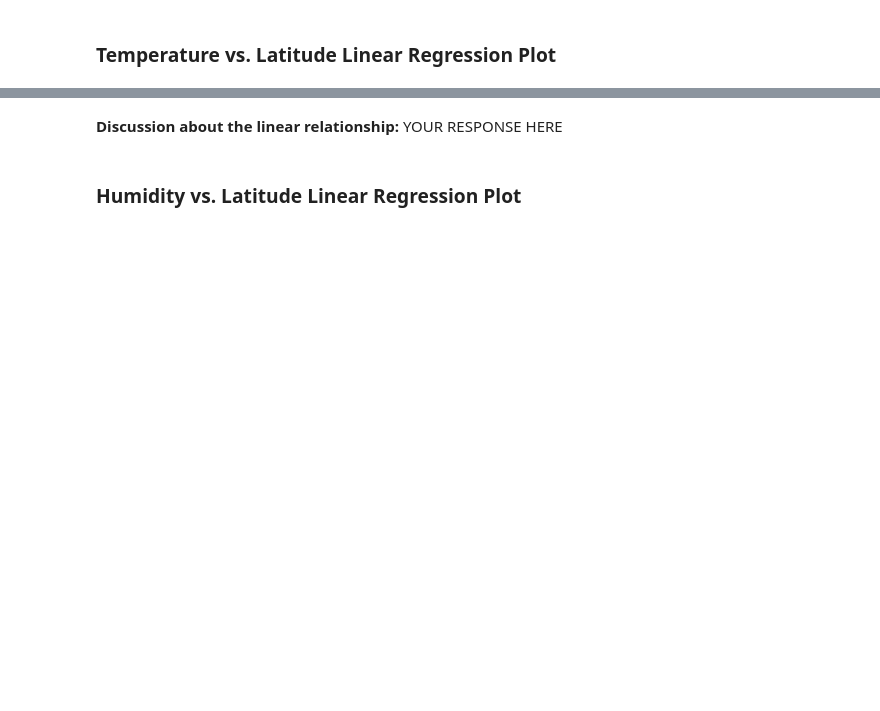
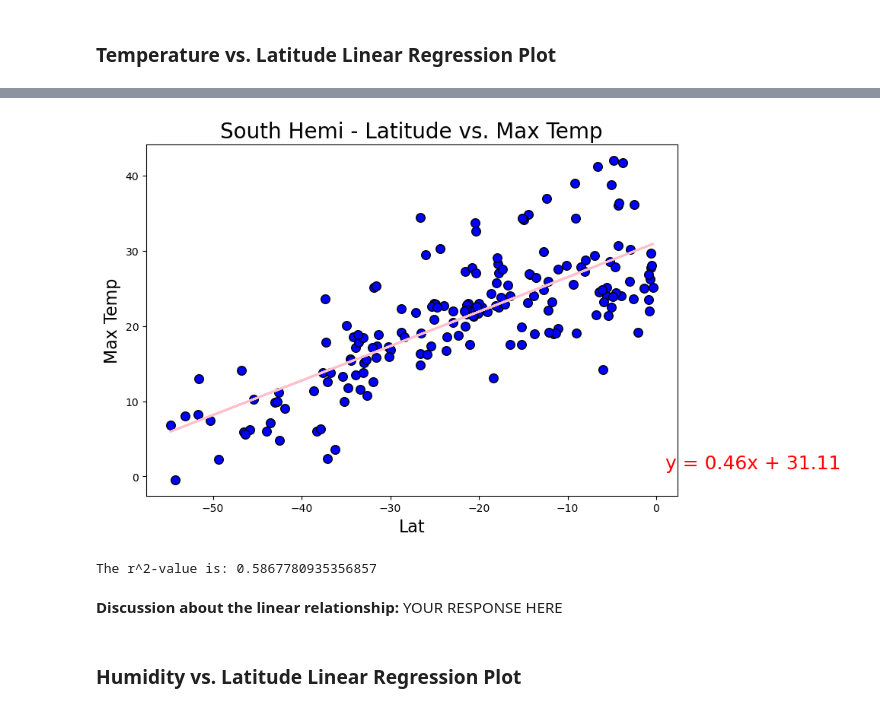
Before and after one commit to McKinnonJulia/python-api-challenge, a Jupyter notebook: WeatherPy.ipynb, the cells around one changed output, grey strips where cells are left out. Saved outputs shown, nothing was run; the diff lists cells and outputs as text; code cells hidden in the pictures; blank space fills up the shorter version.

```diff
--- a/WeatherPy.ipynb
+++ b/WeatherPy.ipynb
@@ -605,2 +525,7 @@ The r^2-value is: 0.6720220238897325
+# %%
+liner_regression_plot(southern_hemi_df, 'Lat', 'Max Temp', 'South Hemi - Latitude vs. Max Temp')
+# %% [output]
+[figure, added]
+The r^2-value is: 0.5867780935356857
 # %% [markdown]
 **Discussion about the linear relationship:** YOUR RESPONSE HERE
```
Also changed, not shown: parts of 42 cells of this notebook, 13 other files.
